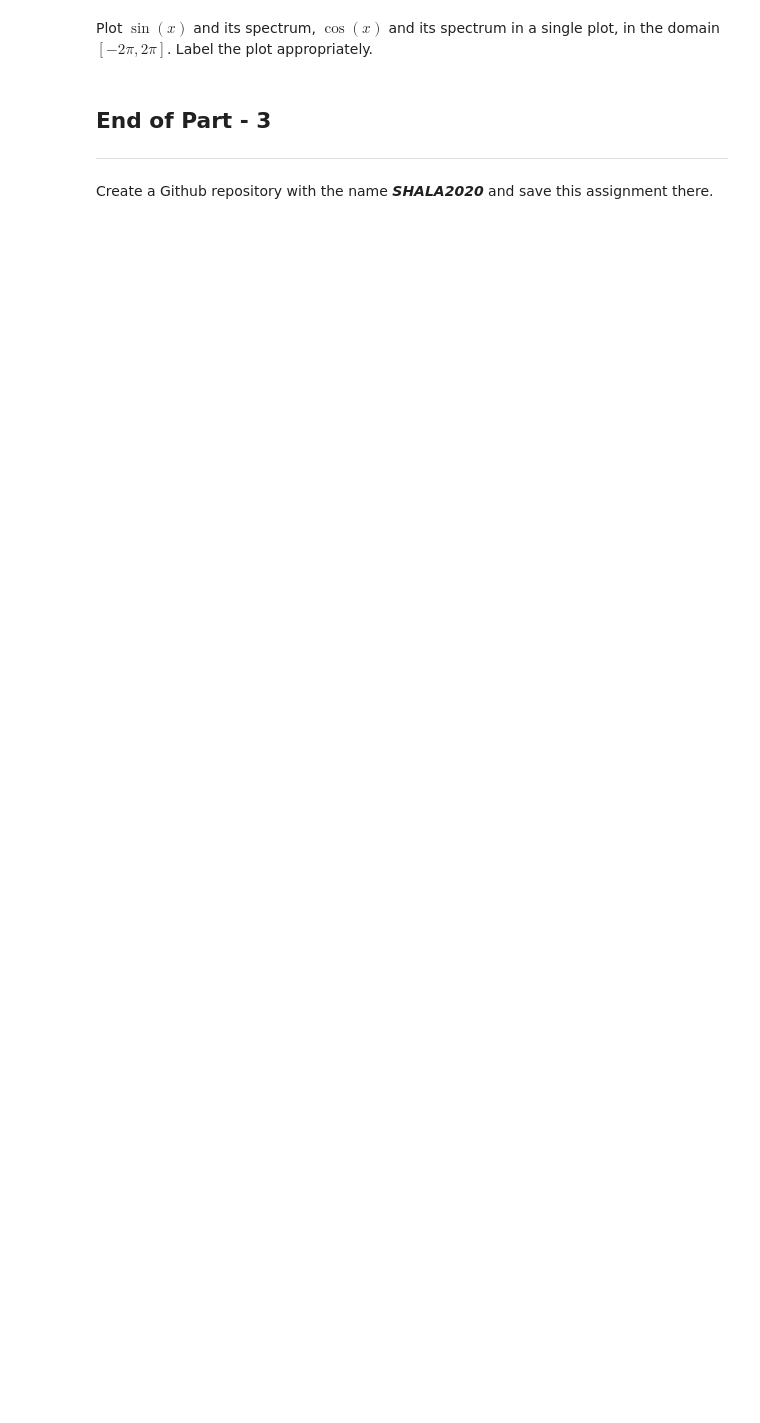
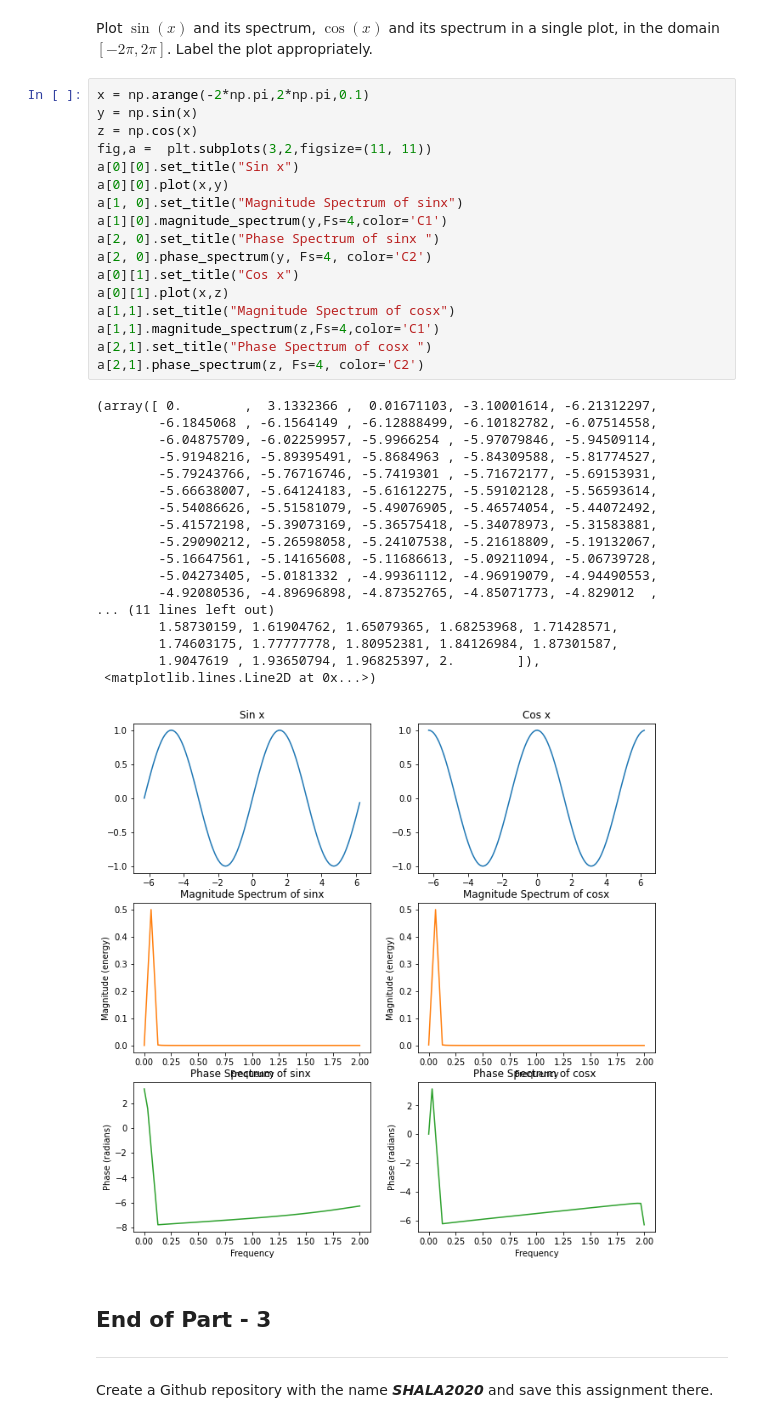
Before and after one commit to nileshgarg12/SHALA2020-, a Jupyter notebook: Assignment_1_DS.ipynb, the cells around one changed output. Drawn from its saved outputs; the diff is of its cells as text; blank space fills up the shorter version.

```diff
--- a/Assignment_1_DS.ipynb
+++ b/Assignment_1_DS.ipynb
@@ -193,5 +447,41 @@ Plot the sine function with domain in $[-3\pi,3\pi]$. Label the axes appropriate
 # %% [markdown]
 Plot $\sin(x)$ and its spectrum, $\cos(x)$ and its spectrum in a single plot, in the domain $[-2\pi,2\pi]$. Label the plot appropriately.
+# %%
+x = np.arange(-2*np.pi,2*np.pi,0.1)
+y = np.sin(x)
+z = np.cos(x)
+fig,a =  plt.subplots(3,2,figsize=(11, 11))
+a[0][0].set_title("Sin x")
+a[0][0].plot(x,y)
+a[1, 0].set_title("Magnitude Spectrum of sinx")
+a[1][0].magnitude_spectrum(y,Fs=4,color='C1')
+a[2, 0].set_title("Phase Spectrum of sinx ")
+a[2, 0].phase_spectrum(y, Fs=4, color='C2')
+a[0][1].set_title("Cos x")
+a[0][1].plot(x,z)
+a[1,1].set_title("Magnitude Spectrum of cosx")
+a[1,1].magnitude_spectrum(z,Fs=4,color='C1')
+a[2,1].set_title("Phase Spectrum of cosx ")
+a[2,1].phase_spectrum(z, Fs=4, color='C2')
+# %% [output]
+(array([ 0.        ,  3.1332366 ,  0.01671103, -3.10001614, -6.21312297,
+        -6.1845068 , -6.1564149 , -6.12888499, -6.10182782, -6.07514558,
+        -6.04875709, -6.02259957, -5.9966254 , -5.97079846, -5.94509114,
+        -5.91948216, -5.89395491, -5.8684963 , -5.84309588, -5.81774527,
+        -5.79243766, -5.76716746, -5.7419301 , -5.71672177, -5.69153931,
+        -5.66638007, -5.64124183, -5.61612275, -5.59102128, -5.56593614,
+        -5.54086626, -5.51581079, -5.49076905, -5.46574054, -5.44072492,
+        -5.41572198, -5.39073169, -5.36575418, -5.34078973, -5.31583881,
+        -5.29090212, -5.26598058, -5.24107538, -5.21618809, -5.19132067,
+        -5.16647561, -5.14165608, -5.11686613, -5.09211094, -5.06739728,
+        -5.04273405, -5.0181332 , -4.99361112, -4.96919079, -4.94490553,
+        -4.92080536, -4.89696898, -4.87352765, -4.85071773, -4.829012  ,
+... (11 lines left out)
+        1.58730159, 1.61904762, 1.65079365, 1.68253968, 1.71428571,
+        1.74603175, 1.77777778, 1.80952381, 1.84126984, 1.87301587,
+        1.9047619 , 1.93650794, 1.96825397, 2.        ]),
+ <matplotlib.lines.Line2D at 0x...>)
+[figure, added]
 # %% [markdown]
 ## End of Part - 3
 ---
```
Also changed, not shown: parts of 18 cells of this notebook.
